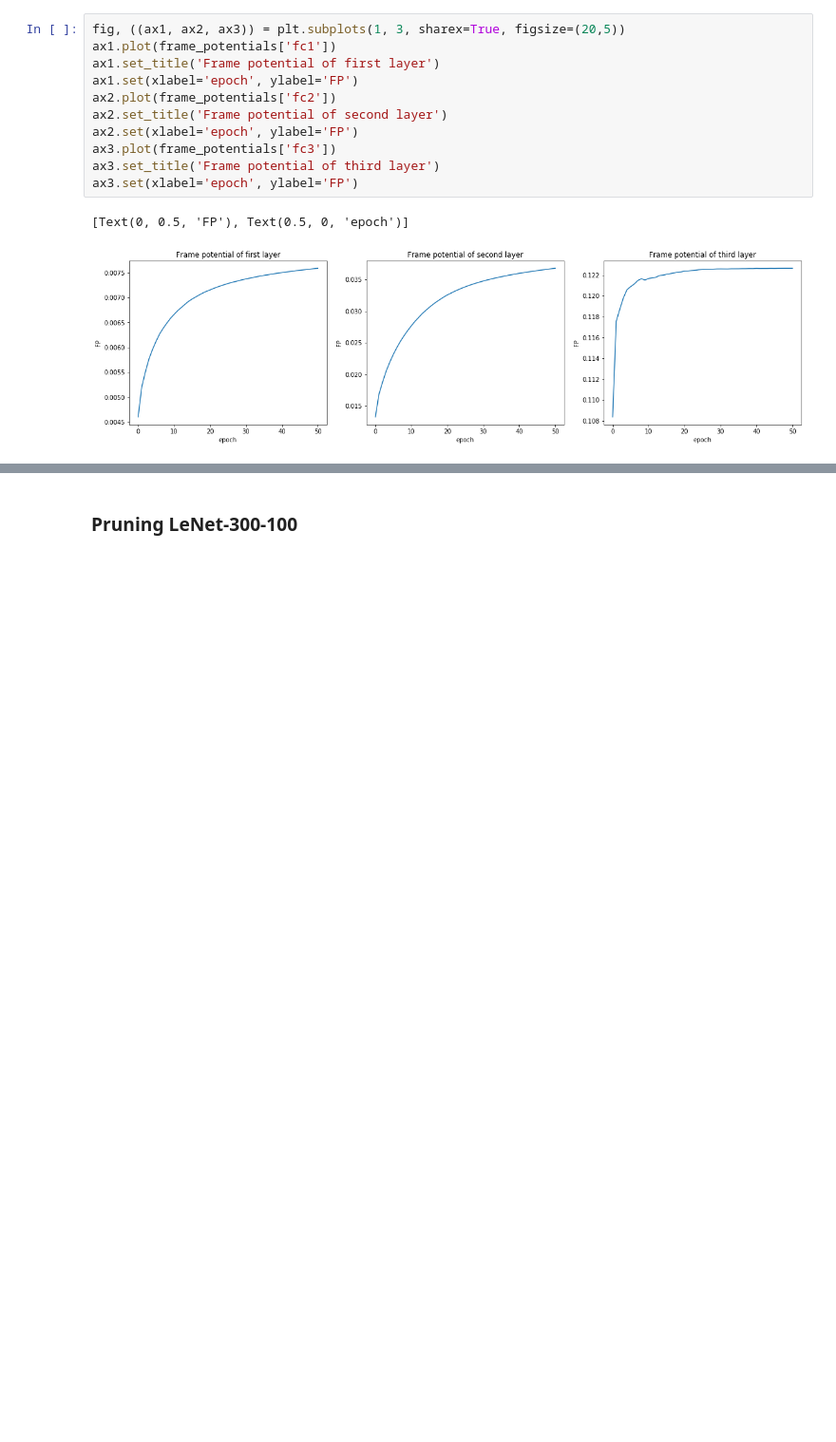
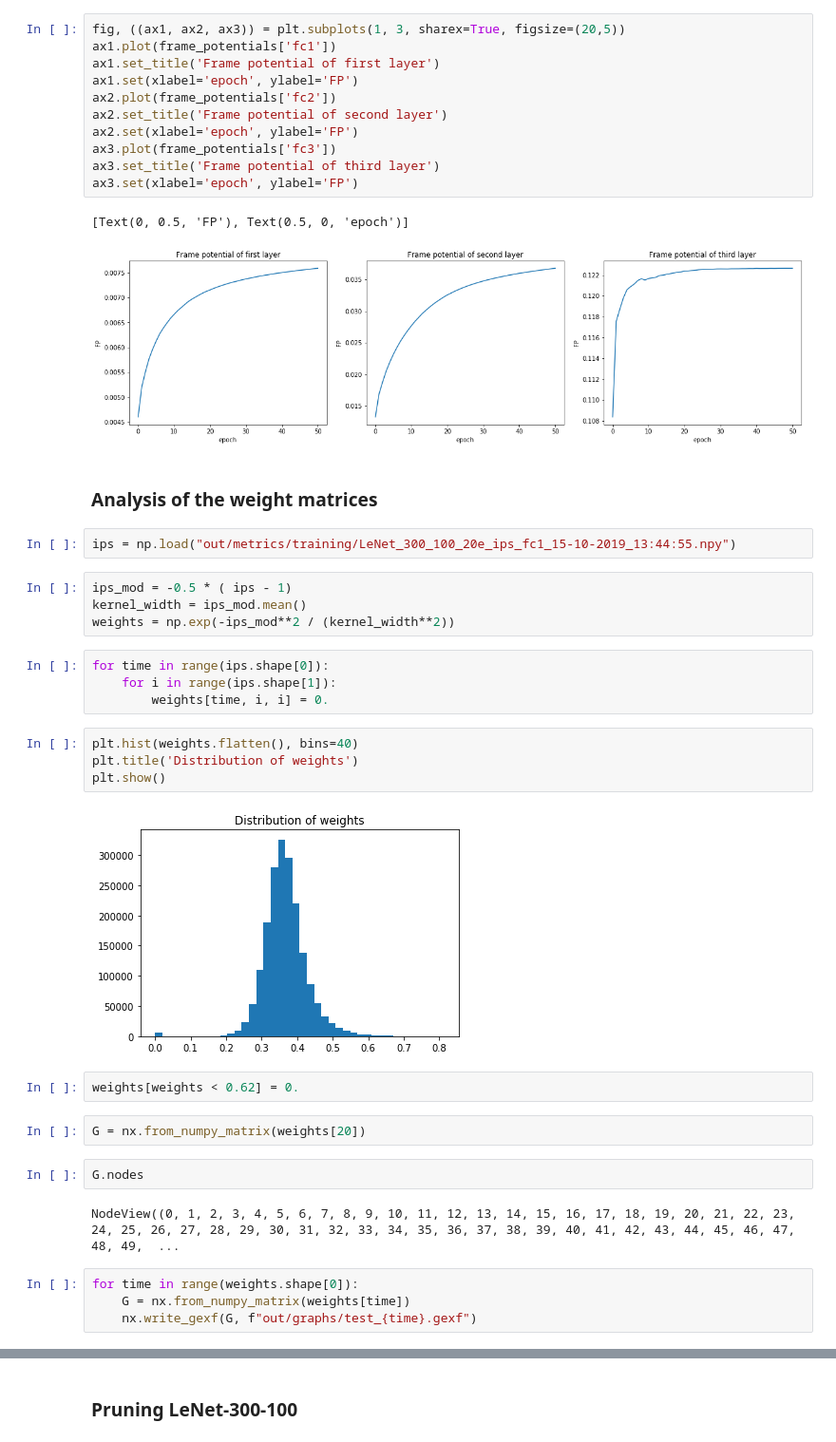
Before and after one commit to jheitmann/Neural-net-pruning, a Jupyter notebook: frame_potential.ipynb, the cells around one changed output, grey strips where cells are left out. Shown at 95% size. Saved outputs shown, nothing was run; the diff lists cells and outputs as text; blank space fills up the shorter version.

Commit message:
Analysis tools for weights

```diff
--- a/frame_potential.ipynb
+++ b/frame_potential.ipynb
@@ -218,3 +243,33 @@ ax3.set(xlabel='epoch', ylabel='FP')
 # %% [output]
 [Text(0, 0.5, 'FP'), Text(0.5, 0, 'epoch')]
 [figure]
+# %% [markdown]
+### Analysis of the weight matrices
+# %%
+ips = np.load("out/metrics/training/LeNet_300_100_20e_ips_fc1_15-10-2019_13:44:55.npy")
+# %%
+ips_mod = -0.5 * ( ips - 1)
+kernel_width = ips_mod.mean()
+weights = np.exp(-ips_mod**2 / (kernel_width**2))
+# %%
+for time in range(ips.shape[0]):
+    for i in range(ips.shape[1]):
+        weights[time, i, i] = 0.
+# %%
+plt.hist(weights.flatten(), bins=40)
+plt.title('Distribution of weights')
+plt.show()
+# %% [output]
+[figure, added]
+# %%
+weights[weights < 0.62] = 0.
+# %%
+G = nx.from_numpy_matrix(weights[20])
+# %%
+G.nodes
+# %% [output]
+NodeView((0, 1, 2, 3, 4, 5, 6, 7, 8, 9, 10, 11, 12, 13, 14, 15, 16, 17, 18, 19, 20, 21, 22, 23, 24, 25, 26, 27, 28, 29, 30, 31, 32, 33, 34, 35, 36, 37, 38, 39, 40, 41, 42, 43, 44, 45, 46, 47, 48, 49,  ...
+# %%
+for time in range(weights.shape[0]):
+    G = nx.from_numpy_matrix(weights[time])
+    nx.write_gexf(G, f"out/graphs/test_{time}.gexf")
```
Also changed, not shown: parts of 83 cells of this notebook, 5 other files.
